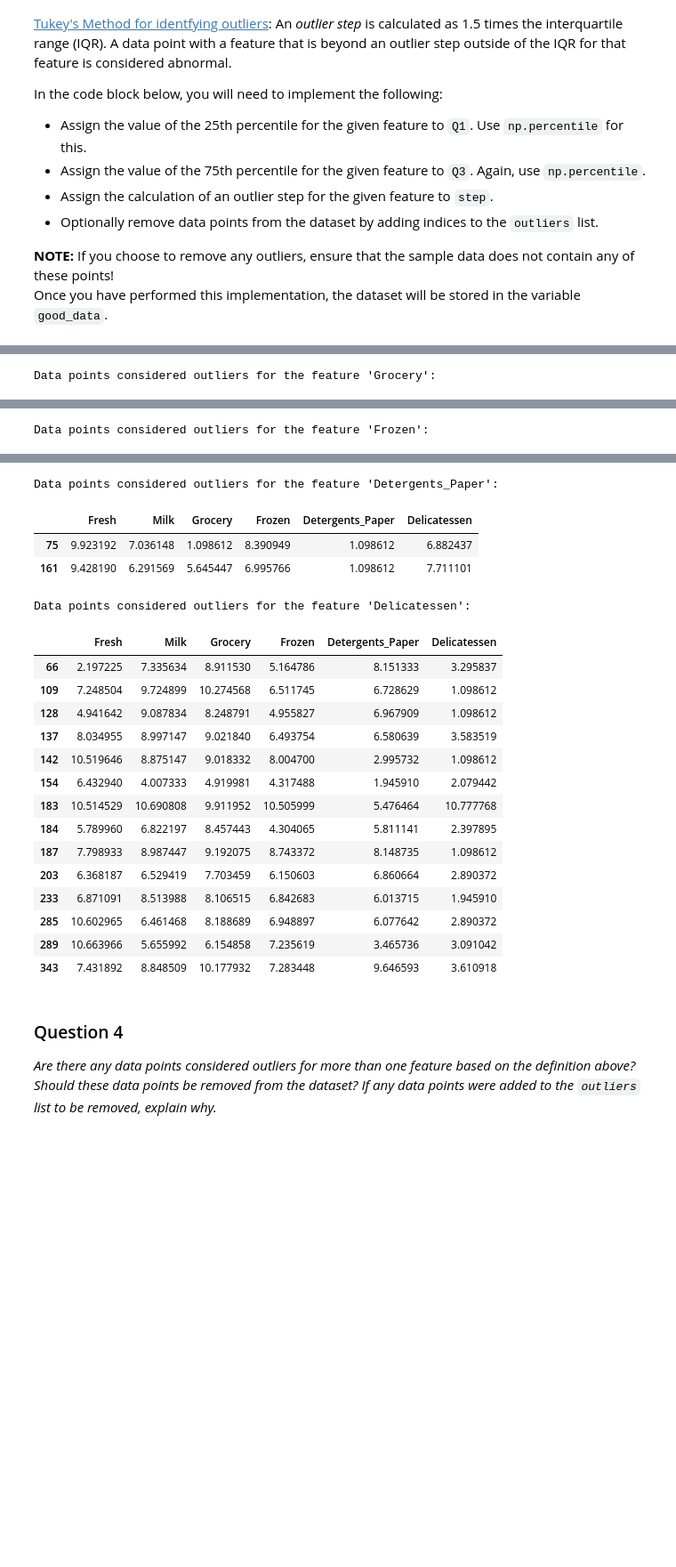
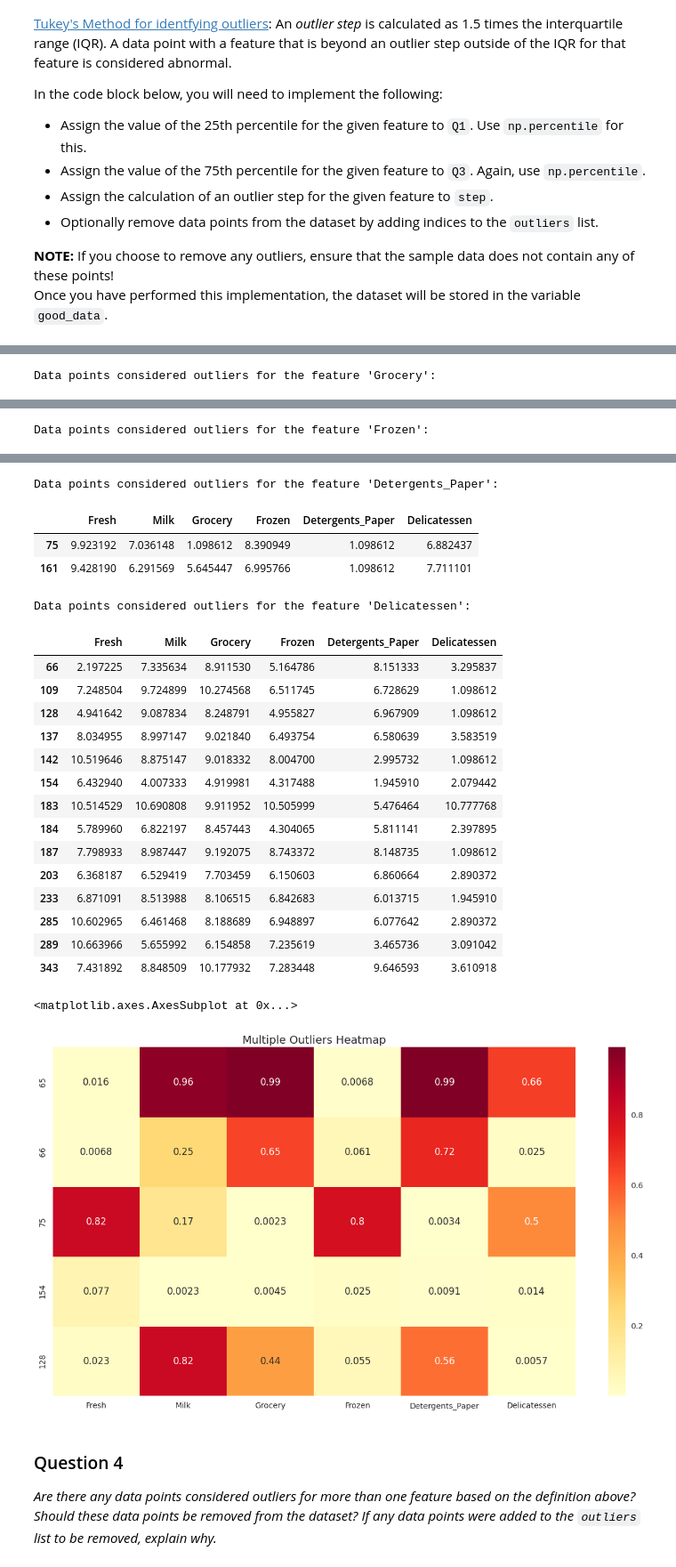
Before and after one commit to xiaobuu/machine-learning, a Jupyter notebook: projects/customer_segments/customer_segments.ipynb, the cells around one changed output, grey strips where cells are left out. Shown at 89% size. Cells and saved outputs as stored; diff of their text form; code cells hidden in the pictures; blank space fills up the shorter version.

```diff
--- a/projects/customer_segments/customer_segments.ipynb
+++ b/projects/customer_segments/customer_segments.ipynb
@@ -205,7 +208,14 @@ for feature in log_data.keys():
 
 # OPTIONAL: Select the indices for data points you wish to remove
 outliers  = [65, 66,75, 154, 128]
-
+import matplotlib.pyplot as plt
+import seaborn as sns
+percentiles = data.rank(pct=True)
+percentiles = percentiles.iloc[outliers]
+plt.rcParams['figure.figsize']=(15, 8)
+plt.title('Multiple Outliers Heatmap', fontsize=14)
+heat = sns.heatmap(percentiles, cmap="YlOrRd", annot=True)
+display(heat)
 # Remove the outliers, if any were specified
 good_data = log_data.drop(log_data.index[outliers]).reset_index(drop = True)
 # %% [output]
@@ -242,33 +252,35 @@ Data points considered outliers for the feature 'Frozen':
 | 38 | 8.431853 | 9.663261 | 9.723703 | 3.496508 | 8.847360 | 6.070738 |
 | 57 | 8.597297 | 9.203618 | 9.257892 | 3.637586 | 8.932213 | 7.156177 |
 | 65 | 4.442651 | 9.950323 | 10.732651 | 3.583519 | 10.095388 | 7.260523 |
 | 145 | 10.000569 | 9.034080 | 10.457143 | 3.737670 | 9.440738 | 8.396155 |
 | 175 | 7.759187 | 8.967632 | 9.382106 | 3.951244 | 8.341887 | 7.436617 |
 | 264 | 6.978214 | 9.177714 | 9.645041 | 4.110874 | 8.696176 | 7.142827 |
 | 325 | 10.395650 | 9.728181 | 9.519735 | 11.016479 | 7.148346 | 8.632128 |
 | 420 | 8.402007 | 8.569026 | 9.490015 | 3.218876 | 8.827321 | 7.239215 |
 | 429 | 9.060331 | 7.467371 | 8.183118 | 3.850148 | 4.430817 | 7.824446 |
 | 439 | 7.932721 | 7.437206 | 7.828038 | 4.174387 | 6.167516 | 3.951244 |
 Data points considered outliers for the feature 'Detergents_Paper':
 |  | Fresh | Milk | Grocery | Frozen | Detergents_Paper | Delicatessen |
 | 75 | 9.923192 | 7.036148 | 1.098612 | 8.390949 | 1.098612 | 6.882437 |
 | 161 | 9.428190 | 6.291569 | 5.645447 | 6.995766 | 1.098612 | 7.711101 |
 Data points considered outliers for the feature 'Delicatessen':
 |  | Fresh | Milk | Grocery | Frozen | Detergents_Paper | Delicatessen |
 | 66 | 2.197225 | 7.335634 | 8.911530 | 5.164786 | 8.151333 | 3.295837 |
 | 109 | 7.248504 | 9.724899 | 10.274568 | 6.511745 | 6.728629 | 1.098612 |
 | 128 | 4.941642 | 9.087834 | 8.248791 | 4.955827 | 6.967909 | 1.098612 |
 | 137 | 8.034955 | 8.997147 | 9.021840 | 6.493754 | 6.580639 | 3.583519 |
 | 142 | 10.519646 | 8.875147 | 9.018332 | 8.004700 | 2.995732 | 1.098612 |
 | 154 | 6.432940 | 4.007333 | 4.919981 | 4.317488 | 1.945910 | 2.079442 |
 | 183 | 10.514529 | 10.690808 | 9.911952 | 10.505999 | 5.476464 | 10.777768 |
 | 184 | 5.789960 | 6.822197 | 8.457443 | 4.304065 | 5.811141 | 2.397895 |
 | 187 | 7.798933 | 8.987447 | 9.192075 | 8.743372 | 8.148735 | 1.098612 |
 | 203 | 6.368187 | 6.529419 | 7.703459 | 6.150603 | 6.860664 | 2.890372 |
 | 233 | 6.871091 | 8.513988 | 8.106515 | 6.842683 | 6.013715 | 1.945910 |
 | 285 | 10.602965 | 6.461468 | 8.188689 | 6.948897 | 6.077642 | 2.890372 |
 | 289 | 10.663966 | 5.655992 | 6.154858 | 7.235619 | 3.465736 | 3.091042 |
 | 343 | 7.431892 | 8.848509 | 10.177932 | 7.283448 | 9.646593 | 3.610918 |
+<matplotlib.axes.AxesSubplot at 0x...>
+[figure, added]
 # %% [markdown]
 ### Question 4
 *Are there any data points considered outliers for more than one feature based on the definition above? Should these data points be removed from the dataset? If any data points were added to the `outliers` list to be removed, explain why.*
```
Also changed, not shown: parts of 10 cells of this notebook, 1 other file.
